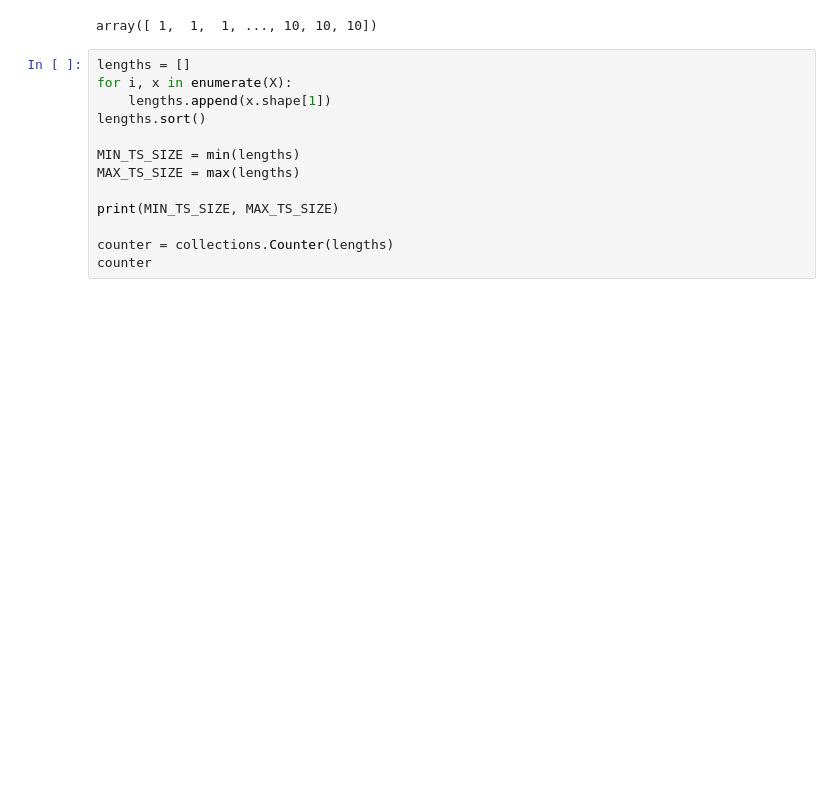
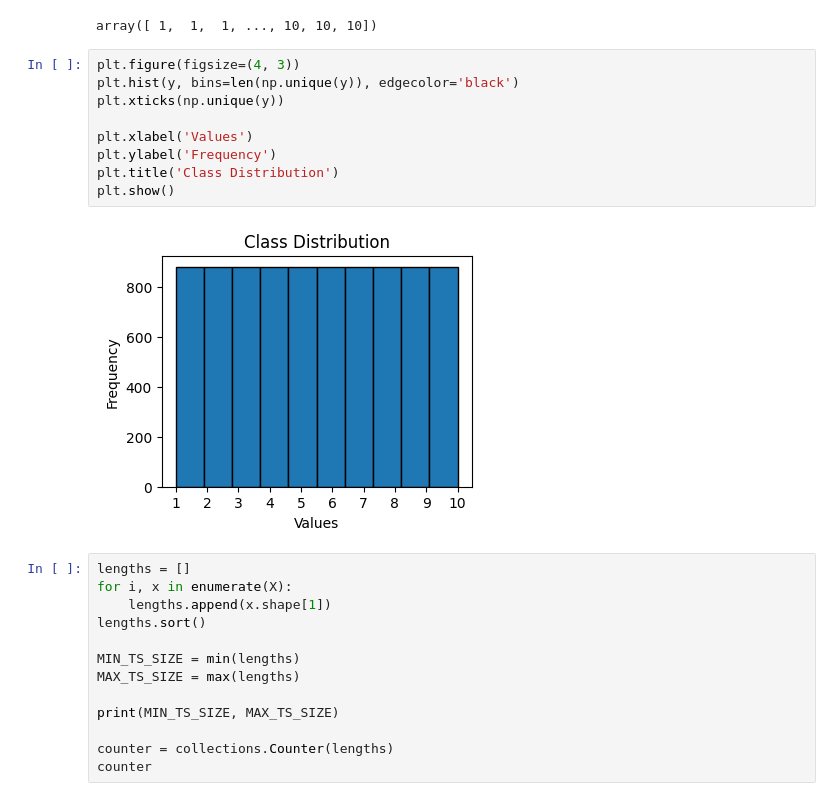
Before and after one commit to KevinArmbruster/optimal-summaries-public, a Jupyter notebook: vasopressor/explore_arabic_digits.ipynb, the cells around one changed output. Cells and saved outputs as stored; diff of their text form; blank space fills up the shorter version.

```diff
--- a/vasopressor/explore_arabic_digits.ipynb
+++ b/vasopressor/explore_arabic_digits.ipynb
@@ -40,6 +40,17 @@ y
  Shape of y =  (8798,)
  Meta data =  {'problemname': 'spokenarabicdigits', 'timestamps': False, 'missing': False, 'univariate': False, 'equallength': False, 'classlabel': True, 'targetlabel': False, 'class_values': ['1', '2 ...
 array([ 1,  1,  1, ..., 10, 10, 10])
+# %%
+plt.figure(figsize=(4, 3))
+plt.hist(y, bins=len(np.unique(y)), edgecolor='black')
+plt.xticks(np.unique(y))
+
+plt.xlabel('Values')
+plt.ylabel('Frequency')
+plt.title('Class Distribution')
+plt.show()
+# %% [output]
+[figure, added]
 # %%
 lengths = []
 for i, x in enumerate(X):
```
Also changed, not shown: 2 other files.
